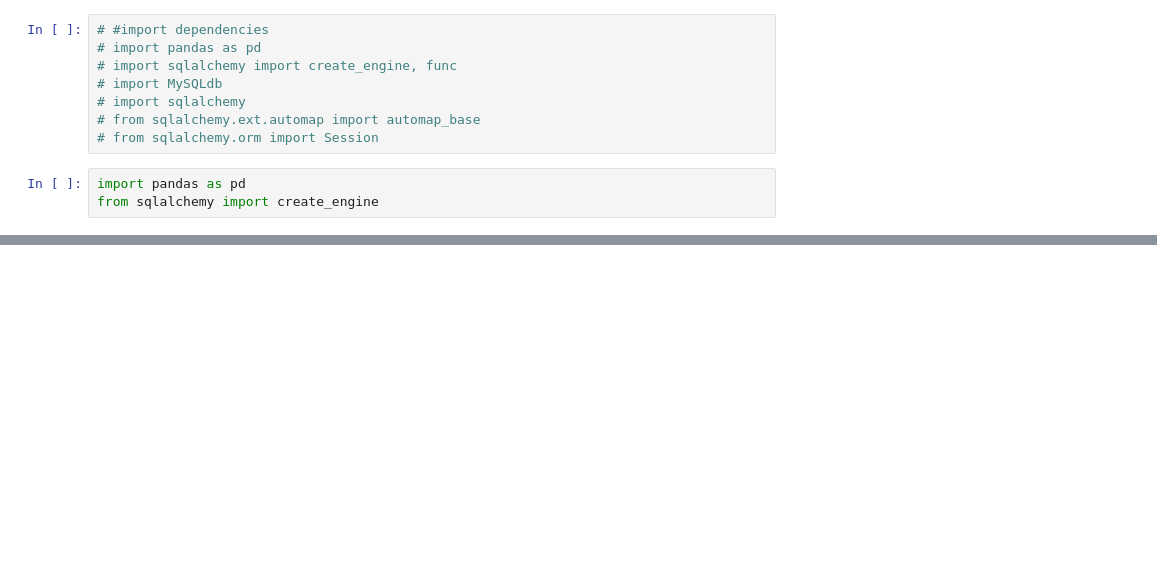
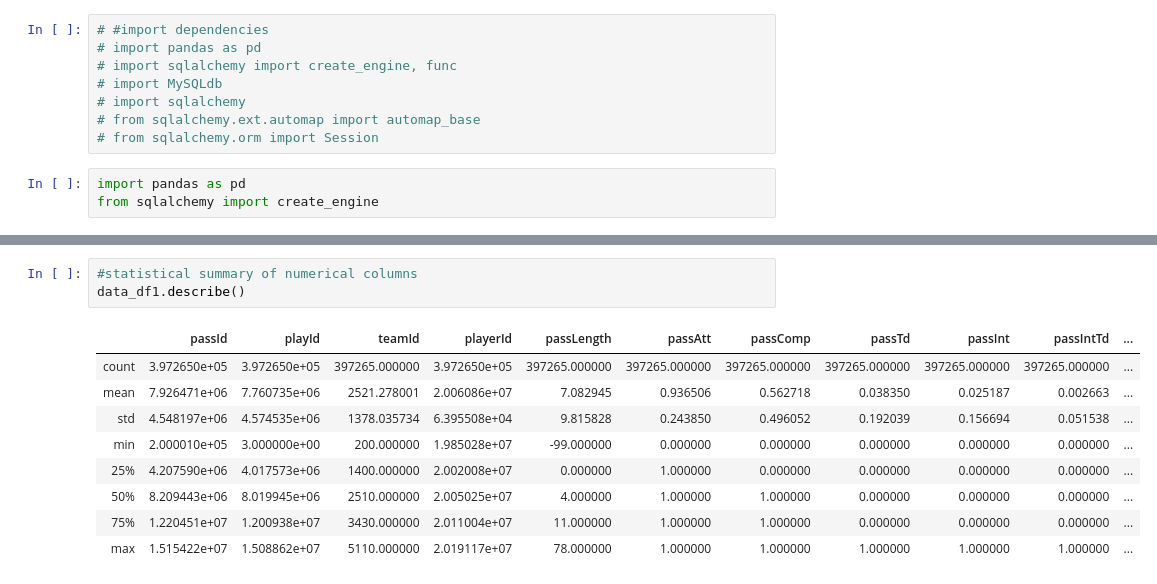
Before and after one commit to paholland/ETL_Project, a Jupyter notebook: Team_ETL.ipynb, the cells around one changed output, grey strips where cells are left out. Drawn from its saved outputs; the diff is of its cells as text; blank space fills up the shorter version.

```diff
--- a/Team_ETL.ipynb
+++ b/Team_ETL.ipynb
@@ -24 +33,14 @@ data_df.head()
+# %%
+#statistical summary of numerical columns
+data_df1.describe()
+# %% [output]
+|  | passId | playId | teamId | playerId | passLength | passAtt | passComp | passTd | passInt | passIntTd | ... |
+| count | 3.972650e+05 | 3.972650e+05 | 397265.000000 | 3.972650e+05 | 397265.000000 | 397265.000000 | 397265.000000 | 397265.000000 | 397265.000000 | 397265.000000 | ... |
+| mean | 7.926471e+06 | 7.760735e+06 | 2521.278001 | 2.006086e+07 | 7.082945 | 0.936506 | 0.562718 | 0.038350 | 0.025187 | 0.002663 | ... |
+| std | 4.548197e+06 | 4.574535e+06 | 1378.035734 | 6.395508e+04 | 9.815828 | 0.243850 | 0.496052 | 0.192039 | 0.156694 | 0.051538 | ... |
+| min | 2.000010e+05 | 3.000000e+00 | 200.000000 | 1.985028e+07 | -99.000000 | 0.000000 | 0.000000 | 0.000000 | 0.000000 | 0.000000 | ... |
+| 25% | 4.207590e+06 | 4.017573e+06 | 1400.000000 | 2.002008e+07 | 0.000000 | 1.000000 | 0.000000 | 0.000000 | 0.000000 | 0.000000 | ... |
+| 50% | 8.209443e+06 | 8.019945e+06 | 2510.000000 | 2.005025e+07 | 4.000000 | 1.000000 | 1.000000 | 0.000000 | 0.000000 | 0.000000 | ... |
+| 75% | 1.220451e+07 | 1.200938e+07 | 3430.000000 | 2.011004e+07 | 11.000000 | 1.000000 | 1.000000 | 0.000000 | 0.000000 | 0.000000 | ... |
+| max | 1.515422e+07 | 1.508862e+07 | 5110.000000 | 2.019117e+07 | 78.000000 | 1.000000 | 1.000000 | 1.000000 | 1.000000 | 1.000000 | ... |
 # %%
```
Also changed, not shown: parts of 26 cells of this notebook.
